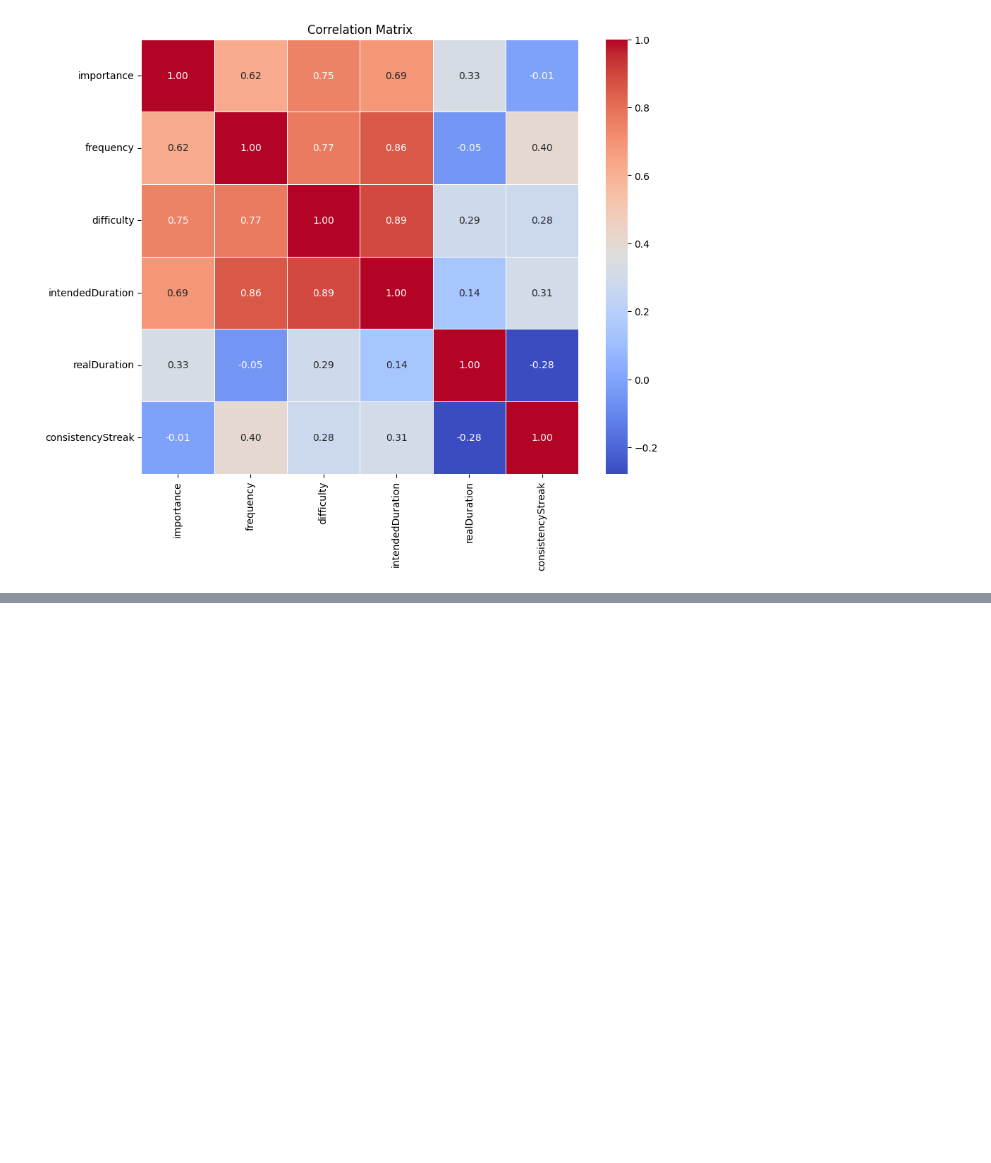
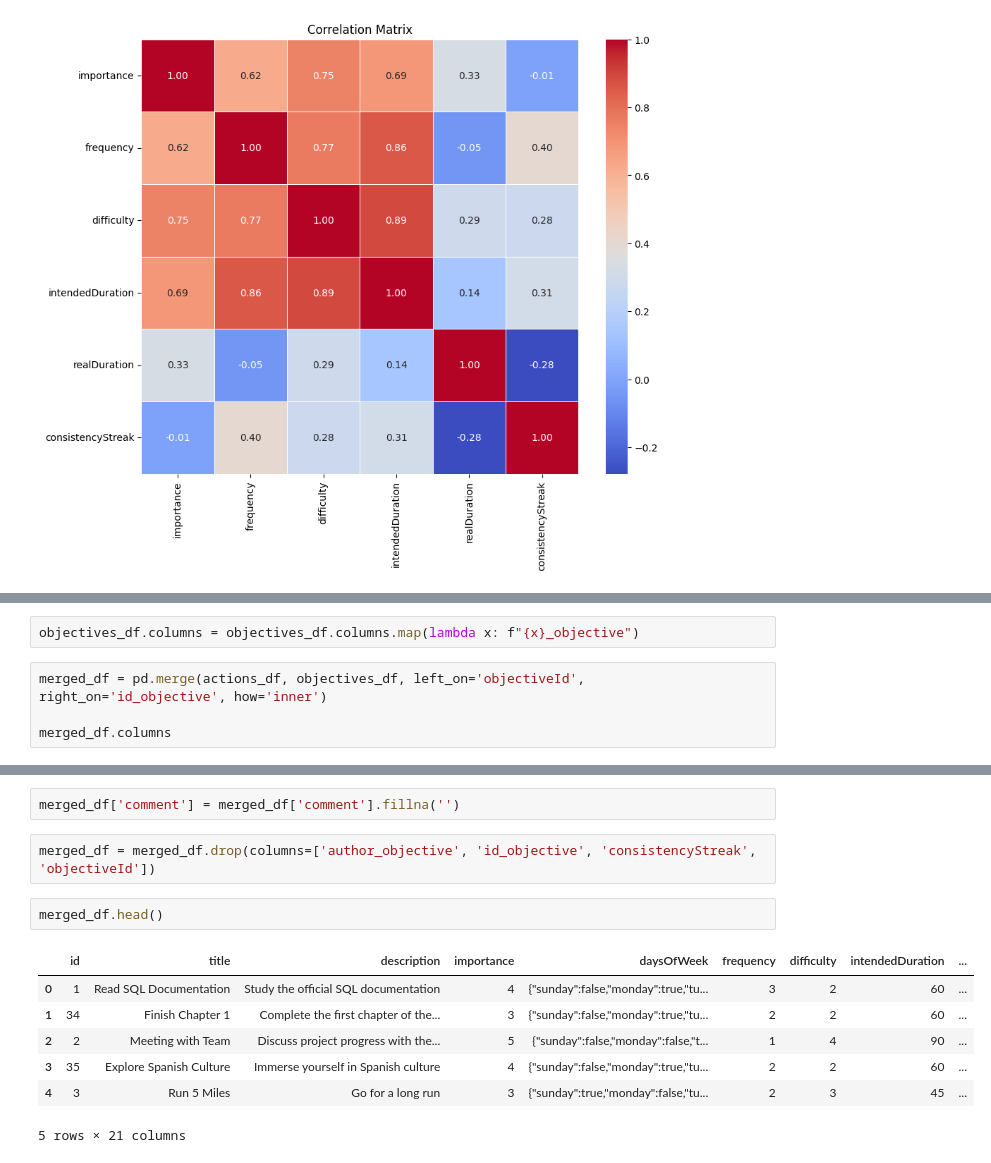
Before and after one commit to Scylidose/LifeMotivation, a Jupyter notebook: backend/python/Recommender.ipynb, the cells around one changed output, grey strips where cells are left out. Drawn from its saved outputs; the diff is of its cells as text; blank space fills up the shorter version.

```diff
--- a/backend/python/Recommender.ipynb
+++ b/backend/python/Recommender.ipynb
@@ -132,0 +155,6 @@ plt.show()
+# %%
+objectives_df.columns = objectives_df.columns.map(lambda x: f"{x}_objective")
+# %%
+merged_df = pd.merge(actions_df, objectives_df, left_on='objectiveId', right_on='id_objective', how='inner')
+
+merged_df.columns
@@ -132,0 +190,14 @@ plt.show()
+# %%
+merged_df['comment'] = merged_df['comment'].fillna('')
+# %%
+merged_df = merged_df.drop(columns=['author_objective', 'id_objective', 'consistencyStreak', 'objectiveId'])
+# %%
+merged_df.head()
+# %% [output]
+|  | id | title | description | importance | daysOfWeek | frequency | difficulty | intendedDuration | ... |
+| 0 | 1 | Read SQL Documentation | Study the official SQL documentation | 4 | {"sunday":false,"monday":true,"tu... | 3 | 2 | 60 | ... |
+| 1 | 34 | Finish Chapter 1 | Complete the first chapter of the... | 3 | {"sunday":false,"monday":true,"tu... | 2 | 2 | 60 | ... |
+| 2 | 2 | Meeting with Team | Discuss project progress with the... | 5 | {"sunday":false,"monday":false,"t... | 1 | 4 | 90 | ... |
+| 3 | 35 | Explore Spanish Culture | Immerse yourself in Spanish culture | 4 | {"sunday":false,"monday":true,"tu... | 2 | 2 | 60 | ... |
+| 4 | 3 | Run 5 Miles | Go for a long run | 3 | {"sunday":true,"monday":false,"tu... | 2 | 3 | 45 | ... |
+5 rows × 21 columns
```
Also changed, not shown: parts of 15 cells of this notebook.
